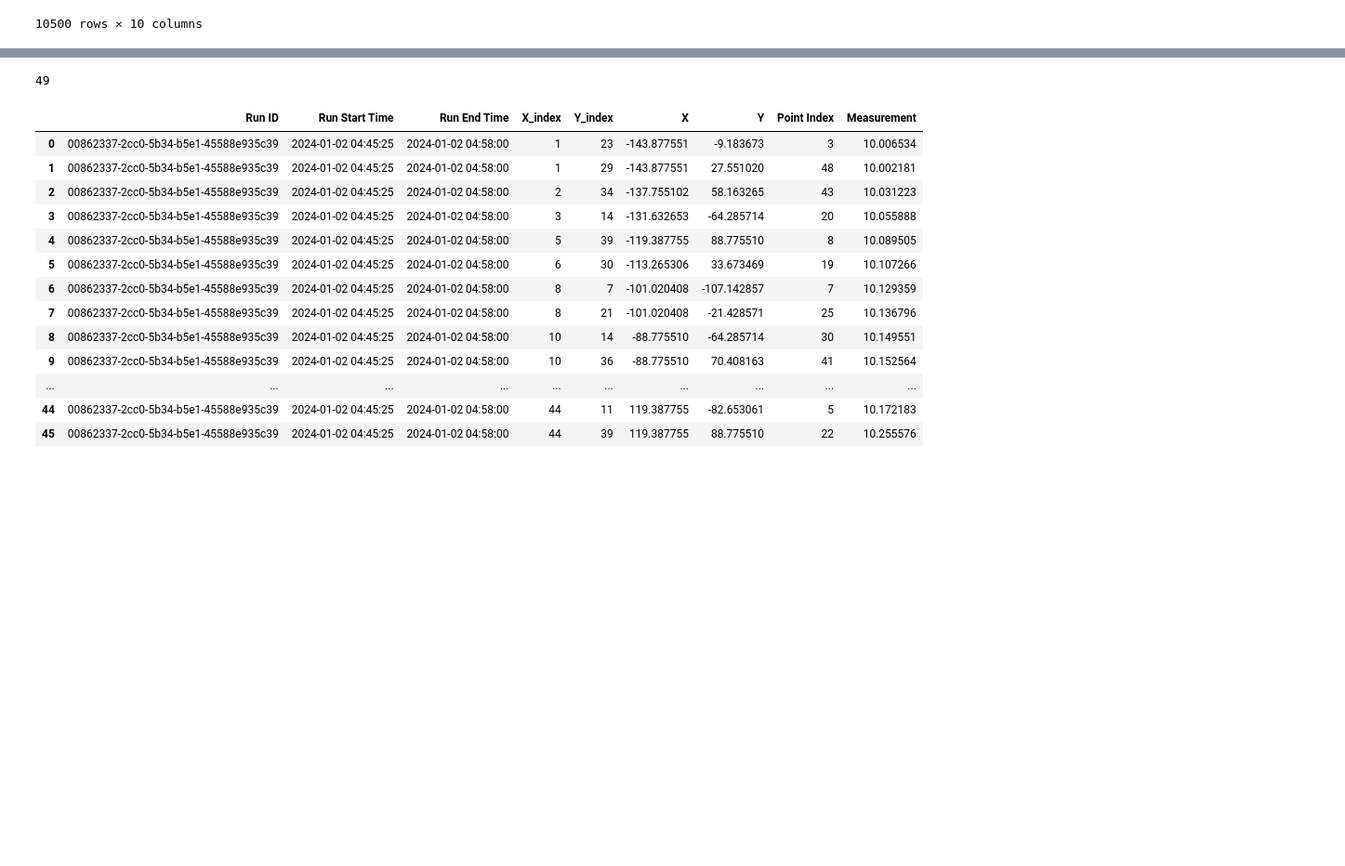
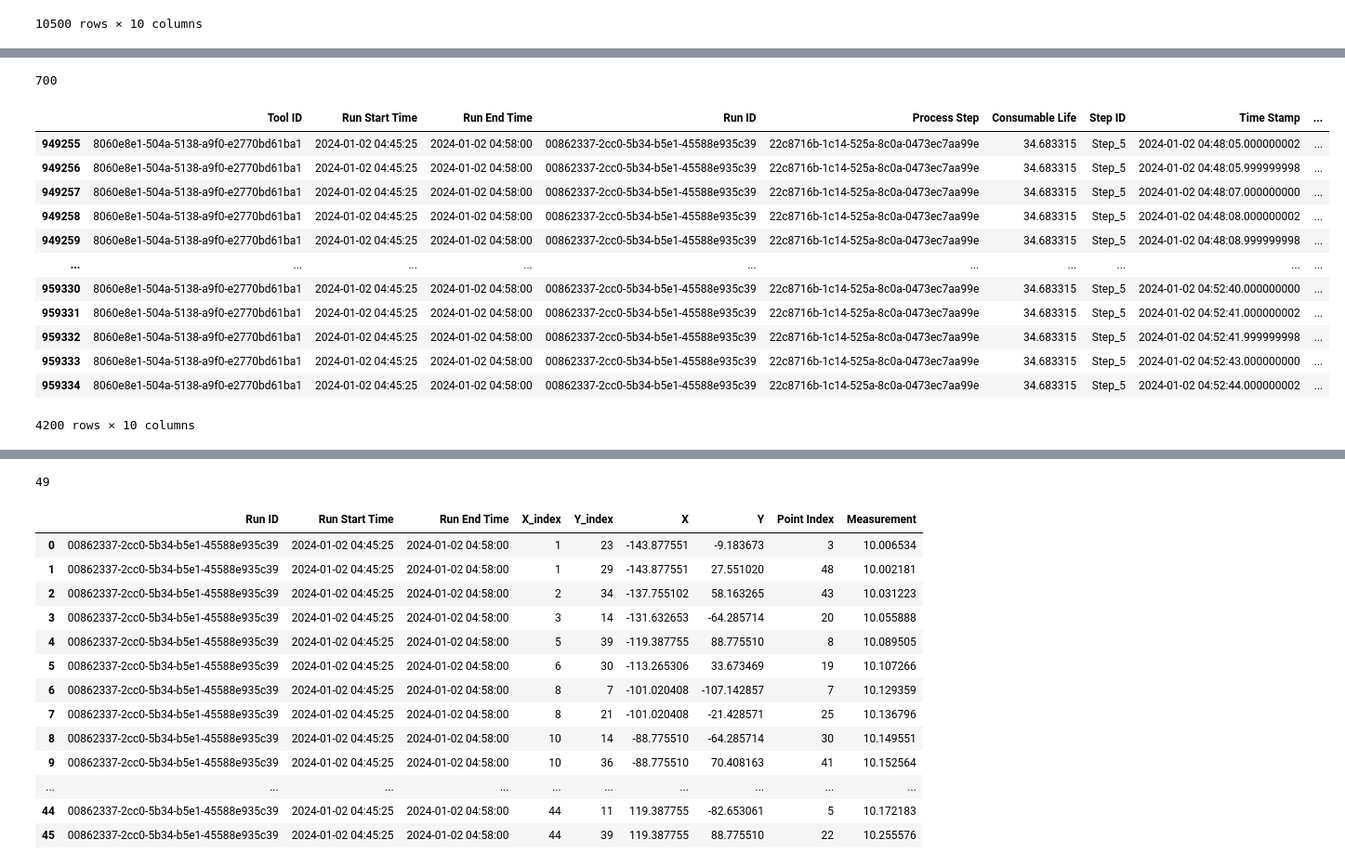
Before and after one commit to alvinnnnnnnnnn/Micron-AI-Challenge, a Jupyter notebook: script.ipynb, the cells around one changed output, grey strips where cells are left out. Shown: that part at 93% size. Saved outputs shown, nothing was run; the diff lists cells and outputs as text; code cells hidden in the pictures; blank space fills up the shorter version.

```diff
--- a/script.ipynb
+++ b/script.ipynb
@@ -137,0 +156,21 @@ filtered_run_df
+# %%
+filtered_run_df["Time Stamp"].nunique()
+# %% [output]
+700
+# %%
+filtered_run_df_2 = filtered_run_df[filtered_run_df["Step ID"]=='Step_5']
+filtered_run_df_2
+# %% [output]
+|  | Tool ID | Run Start Time | Run End Time | Run ID | Process Step | Consumable Life | Step ID | Time Stamp | ... |
+| 949255 | 8060e8e1-504a-5138-a9f0-e2770bd61ba1 | 2024-01-02 04:45:25 | 2024-01-02 04:58:00 | 00862337-2cc0-5b34-b5e1-45588e935c39 | 22c8716b-1c14-525a-8c0a-0473ec7aa99e | 34.683315 | Step_5 | 2024-01-02 04:48:05.000000002 | ... |
+| 949256 | 8060e8e1-504a-5138-a9f0-e2770bd61ba1 | 2024-01-02 04:45:25 | 2024-01-02 04:58:00 | 00862337-2cc0-5b34-b5e1-45588e935c39 | 22c8716b-1c14-525a-8c0a-0473ec7aa99e | 34.683315 | Step_5 | 2024-01-02 04:48:05.999999998 | ... |
+| 949257 | 8060e8e1-504a-5138-a9f0-e2770bd61ba1 | 2024-01-02 04:45:25 | 2024-01-02 04:58:00 | 00862337-2cc0-5b34-b5e1-45588e935c39 | 22c8716b-1c14-525a-8c0a-0473ec7aa99e | 34.683315 | Step_5 | 2024-01-02 04:48:07.000000000 | ... |
+| 949258 | 8060e8e1-504a-5138-a9f0-e2770bd61ba1 | 2024-01-02 04:45:25 | 2024-01-02 04:58:00 | 00862337-2cc0-5b34-b5e1-45588e935c39 | 22c8716b-1c14-525a-8c0a-0473ec7aa99e | 34.683315 | Step_5 | 2024-01-02 04:48:08.000000002 | ... |
+| 949259 | 8060e8e1-504a-5138-a9f0-e2770bd61ba1 | 2024-01-02 04:45:25 | 2024-01-02 04:58:00 | 00862337-2cc0-5b34-b5e1-45588e935c39 | 22c8716b-1c14-525a-8c0a-0473ec7aa99e | 34.683315 | Step_5 | 2024-01-02 04:48:08.999999998 | ... |
+| ... | ... | ... | ... | ... | ... | ... | ... | ... | ... |
+| 959330 | 8060e8e1-504a-5138-a9f0-e2770bd61ba1 | 2024-01-02 04:45:25 | 2024-01-02 04:58:00 | 00862337-2cc0-5b34-b5e1-45588e935c39 | 22c8716b-1c14-525a-8c0a-0473ec7aa99e | 34.683315 | Step_5 | 2024-01-02 04:52:40.000000000 | ... |
+| 959331 | 8060e8e1-504a-5138-a9f0-e2770bd61ba1 | 2024-01-02 04:45:25 | 2024-01-02 04:58:00 | 00862337-2cc0-5b34-b5e1-45588e935c39 | 22c8716b-1c14-525a-8c0a-0473ec7aa99e | 34.683315 | Step_5 | 2024-01-02 04:52:41.000000002 | ... |
+| 959332 | 8060e8e1-504a-5138-a9f0-e2770bd61ba1 | 2024-01-02 04:45:25 | 2024-01-02 04:58:00 | 00862337-2cc0-5b34-b5e1-45588e935c39 | 22c8716b-1c14-525a-8c0a-0473ec7aa99e | 34.683315 | Step_5 | 2024-01-02 04:52:41.999999998 | ... |
+| 959333 | 8060e8e1-504a-5138-a9f0-e2770bd61ba1 | 2024-01-02 04:45:25 | 2024-01-02 04:58:00 | 00862337-2cc0-5b34-b5e1-45588e935c39 | 22c8716b-1c14-525a-8c0a-0473ec7aa99e | 34.683315 | Step_5 | 2024-01-02 04:52:43.000000000 | ... |
+| 959334 | 8060e8e1-504a-5138-a9f0-e2770bd61ba1 | 2024-01-02 04:45:25 | 2024-01-02 04:58:00 | 00862337-2cc0-5b34-b5e1-45588e935c39 | 22c8716b-1c14-525a-8c0a-0473ec7aa99e | 34.683315 | Step_5 | 2024-01-02 04:52:44.000000002 | ... |
+4200 rows × 10 columns
```
Also changed, not shown: parts of 3 cells of this notebook, 1 other file.
